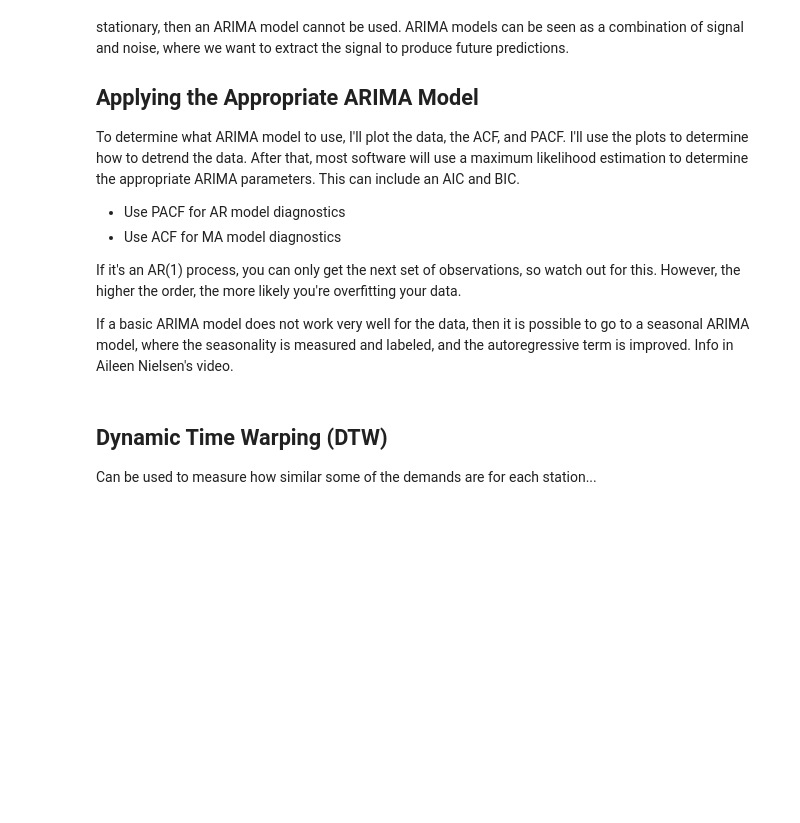
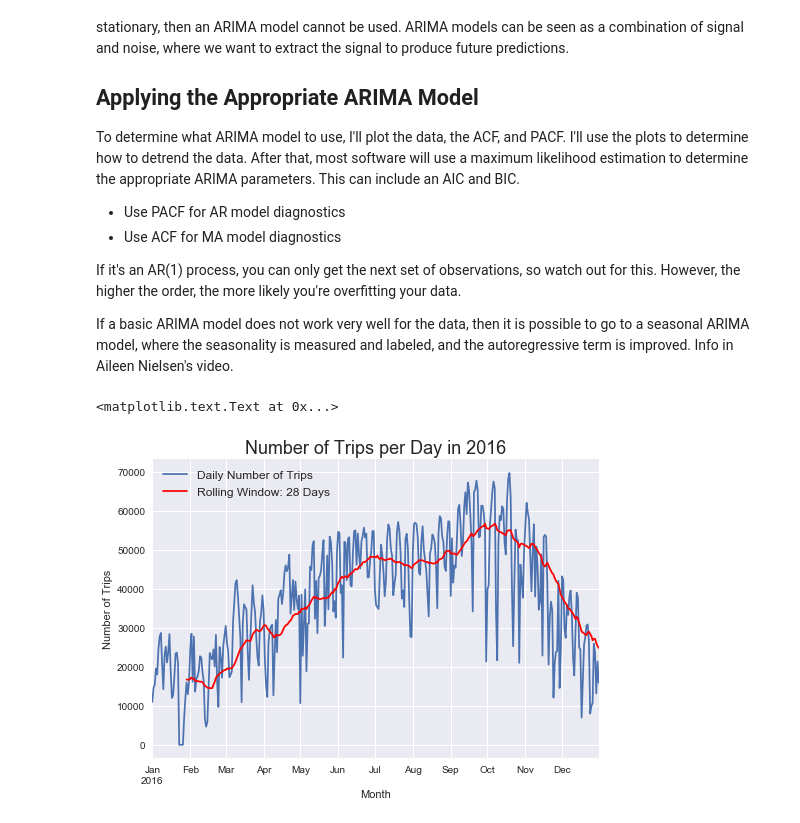
Before and after one commit to vz415/CITI_BIKE_XPERIMENTS, a Jupyter notebook: Citi Bike Inferential Statistics.ipynb, the cells around one changed output. Drawn from its saved outputs; the diff is of its cells as text; code cells hidden in the pictures; blank space fills up the shorter version.

```diff
--- a/Citi Bike Inferential Statistics.ipynb
+++ b/Citi Bike Inferential Statistics.ipynb
@@ -234,6 +235,17 @@ To determine what ARIMA model to use, I'll plot the data, the ACF, and PACF. I'l
 If it's an AR(1) process, you can only get the next set of observations, so watch out for this. However, the higher the order, the more likely you're overfitting your data.
 
 If a basic ARIMA model does not work very well for the data, then it is possible to go to a seasonal ARIMA model, where the seasonality is measured and labeled, and the autoregressive term is improved. Info in Aileen Nielsen's video.
-# %% [markdown]
-## Dynamic Time Warping (DTW)
-Can be used to measure how similar some of the demands are for each station...
+# %%
+# Total number of rides per day
+total_DayCounts_df.rename(columns={'ride_count': 'Daily Number of Trips'}).plot()
+# Create the rolling class
+r = total_DayCounts_df.rolling(window = 28)
+r.mean()['ride_count'][28:].plot(color='red', label='Rolling Window: 28 Days')
+plt.legend(loc='best', fontsize=12)
+#plt.xlim(['2016-01-01 00:00:41', '2016-12-31 23:59:56'])
+plt.xlabel('Month')
+plt.ylabel('Number of Trips')
+plt.title('Number of Trips per Day in 2016', fontsize=18)
+# %% [output]
+<matplotlib.text.Text at 0x...>
+[figure, added]
```
Also changed, not shown: parts of 36 cells of this notebook.
